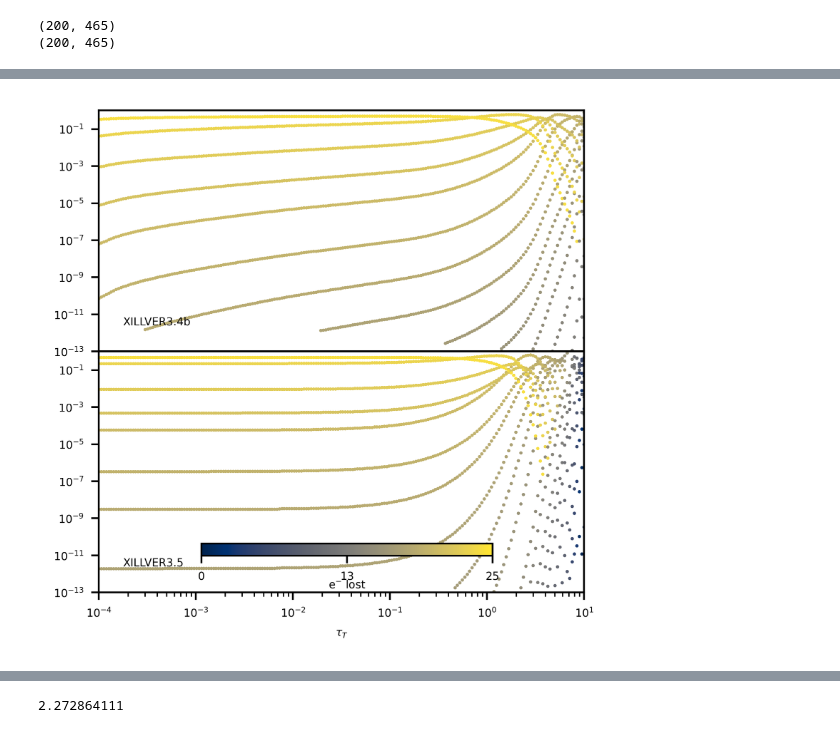
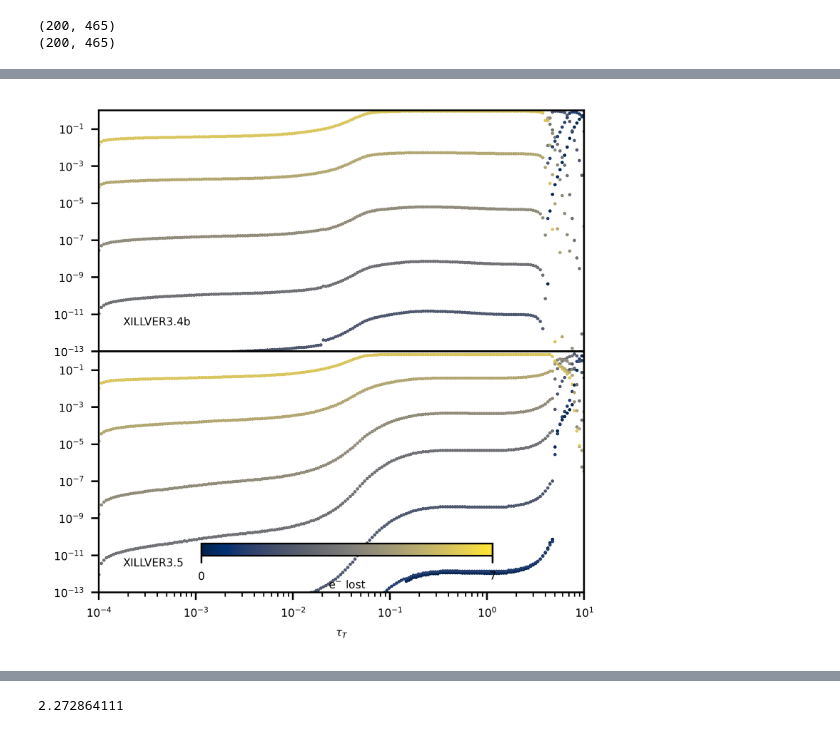
Before and after one commit to yuanzeding/XILLVER_HDtestset, a Jupyter notebook: mytest.ipynb, the cells around one changed output, grey strips where cells are left out. Saved outputs shown, nothing was run; the diff lists cells and outputs as text; code cells hidden in the pictures.

```diff
--- a/mytest.ipynb
+++ b/mytest.ipynb
@@ -179,3 +144,18 @@ Please see the 1.23 release notes for an example on how to do this.  If you wish
 # %%
-2189*eV/kb
+inten=bbev(specE1,4000*eV/kb)/hev
+
+finten=fionizE1
+flux=0
+fflux=0
+for e in range(len(specE1)):
+    if e == 0:
+        flux=inten[e]*specE1[e]*eV
+        fflux=finten[e]*specE1[e]*eV
+    else:
+        flux+=(inten[e]+inten[e-1])/2*(specE1[e]-specE1[e-1])*eV
+        fflux+=(finten[e]+finten[e-1])/2*(specE1[e]-specE1[e-1])*eV
+print("BB flux=%e"%(flux))
+print("corresponding xi=%e"%(flux*4*np.pi/1e20))
+print("ionizing flux=%e"%(fflux))
+print("corresponding xi=%e"%(fflux*4*np.pi/1e20))
 # %% [output]
@@ -256,0 +281,8 @@ print(np.shape(fraction1))
+# %%
+from scipy.integrate import simps
+ind=(specE2>x0) & (specE2<x1)
+ind2=(specE2>x0fe) & (specE2<x1fe)
+Lyaf=simps(foutE2[ind],specE2[ind]*eV)
+FeKaf=simps(foutE2[ind2],specE2[ind2]*eV)
+print(specE2[ind])
+print(FeKaf/Lyaf)
@@ -259,9 +522,9 @@ import bisect
 import matplotlib.pyplot as plt
 
 
-feselected=['fe_1','fe_2','fe_3','fe_4','fe_5','fe_6','fe_7','fe_8','fe_9','fe_10','fe_11','fe_12','fe_13','fe_14','fe_15','fe_16','fe_17','fe_18','fe_19','fe_20','fe_21','fe_22','fe_23','fe_24','fe_25','fe_26']
-
-elements=['h','he','li','be','b','c','n','o','f','ne','na','mg','al','si','p','s','cl','ar','k','ca','sc','ti','v','cr','mn','fe','co','ni','cu','zn']
+feselected=[ 'Fe_%d'%n for n in range(1,26)]
+oselected=['O_%d'%n for n in range(1,8)]
+elements=['H','He','Li','Be','B','C','N','O','F','Ne','Na','Mg','Al','Si','P','S','Cl','Ar','K','Ca','Sc','Ti','V','Cr','Mn','Fe','Co','Ni','Cu','Zn']
 noa=[n*(n+1)/2 for n in range(1,31)]
 linetab=[]
 
@@ -316,43 +579,46 @@ axdict1={}
 axdict2={}
 ms=0.5
 sm = plt.cm.ScalarMappable(cmap=cmap)
-colors=matplotlib.cm.cividis(np.arange(26)/26)
+ionselect=oselected
+nion=len(ionselect)
+
+colors=matplotlib.cm.cividis(np.arange(nion)/nion)
 
 for layer in range(1,201):
-    for eind,e in enumerate(feselected):
+    for eind,e in enumerate(ionselect):
         #print(e)
         #print(spect[layer-1][e])
         if layer==200:
             axdict1[e]=axs[0].plot(depth1[layer-1],specto[layer-1][e],'o',color=colors[eind],ms=ms)
             axdict2[e]=axs[1].plot(depth2[layer-1],spect[layer-1][e],'o',color=colors[eind],ms=ms)
         else:
             axs[0].plot(depth1[layer-1],specto[layer-1][e],'o',color=colors[eind],ms=ms)
             axs[1].plot(depth2[layer-1],spect[layer-1][e],'o',color=colors[eind],ms=ms)
 axins1 = inset_axes(axs[1],
                     width="60%",  # width = 50% of parent_bbox width
                     height="5%",  # height : 5%
                     loc='lower left',
                     bbox_to_anchor=(0.2,0.13,1,1),
                     bbox_transform=axs[1].transAxes)
-cbar=plt.colorbar(sm, ticks=np.linspace(0,1,3),orientation="horizontal",cax=axins1)
+cbar=plt.colorbar(sm, ticks=np.linspace(0,1,2),orientation="horizontal",cax=axins1)
 cbar.set_label(label=r"e$^{-}$ lost", labelpad=-1)
-cbar.ax.set_xticklabels(['0','13','25'])
+cbar.ax.set_xticklabels(['0','%d'%nion])
 axs[0].text(0.05, 0.1,"XILLVER3.4b",transform=axs[0].transAxes,verticalalignment='bottom',horizontalalignment='left',fontsize=5)
 axs[1].text(0.05, 0.1,"XILLVER3.5",transform=axs[1].transAxes,verticalalignment='bottom',horizontalalignment='left',fontsize=5)
 axs[0].set_ylim([1e-13,1])
 axs[1].set_ylim([1e-13,1])
 axs[0].set_xlim([1e-4,10])
 axs[1].set_xlim([1e-4,10])
 axs[0].set_yscale('log')
 axs[1].set_yscale('log')
 axs[1].set_xscale('log')
 axs[1].set_xlabel(r"$\tau_{T}$")
 #axs[1].legend([axdict1[e] for e in feselected],labels=feselected,fontsize=5)
 #axs[1].legend([axdict1[e] for e in feselected],labels=feselected)
-fig.savefig("Ironstate.png")
+fig.savefig("Oxygenstate.png")
 #print(linetab[-1])
 #gind=fraction>1e-15
 #print(linetab[gind])
 #print(fraction[gind])
 # %% [output]
-[figure, old version]
+[figure, new version]
```
Also changed, not shown: parts of 22 cells of this notebook, 3 other files.
